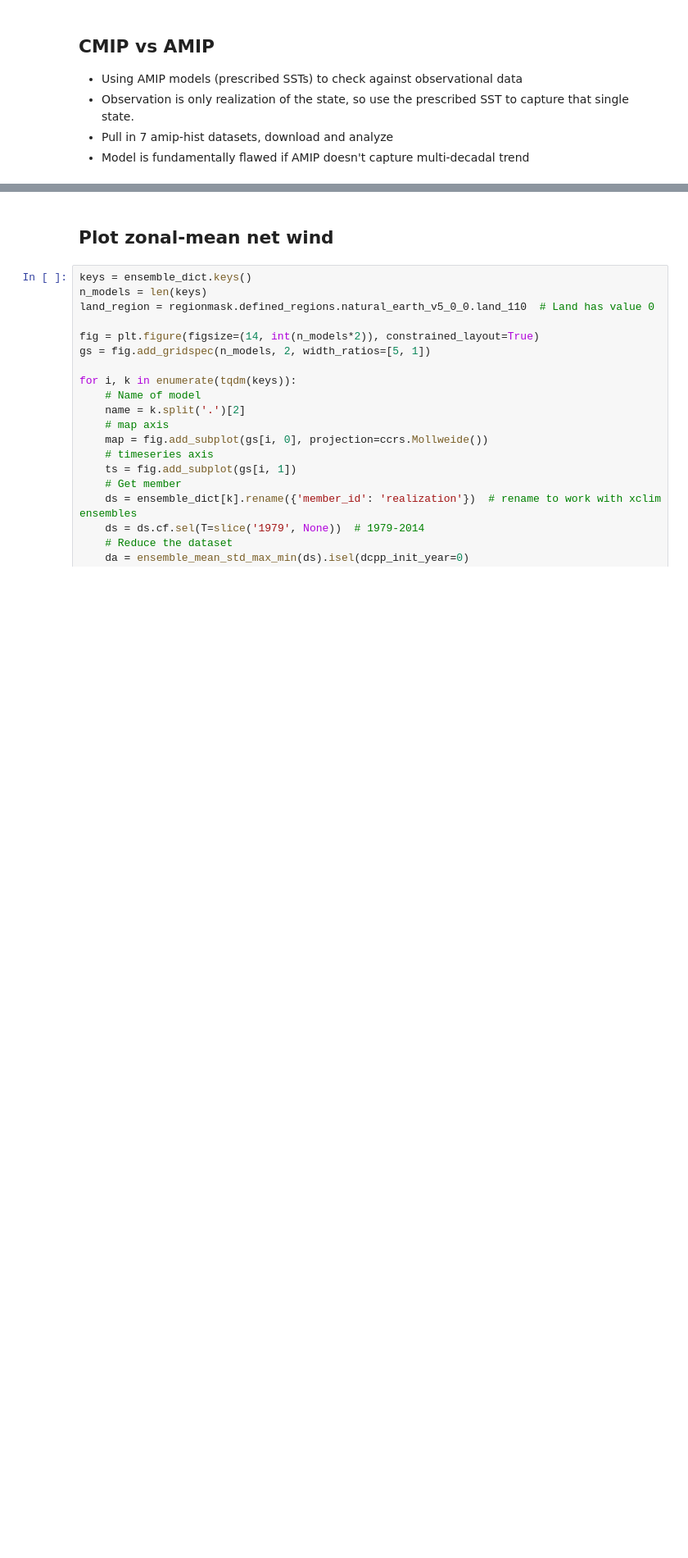
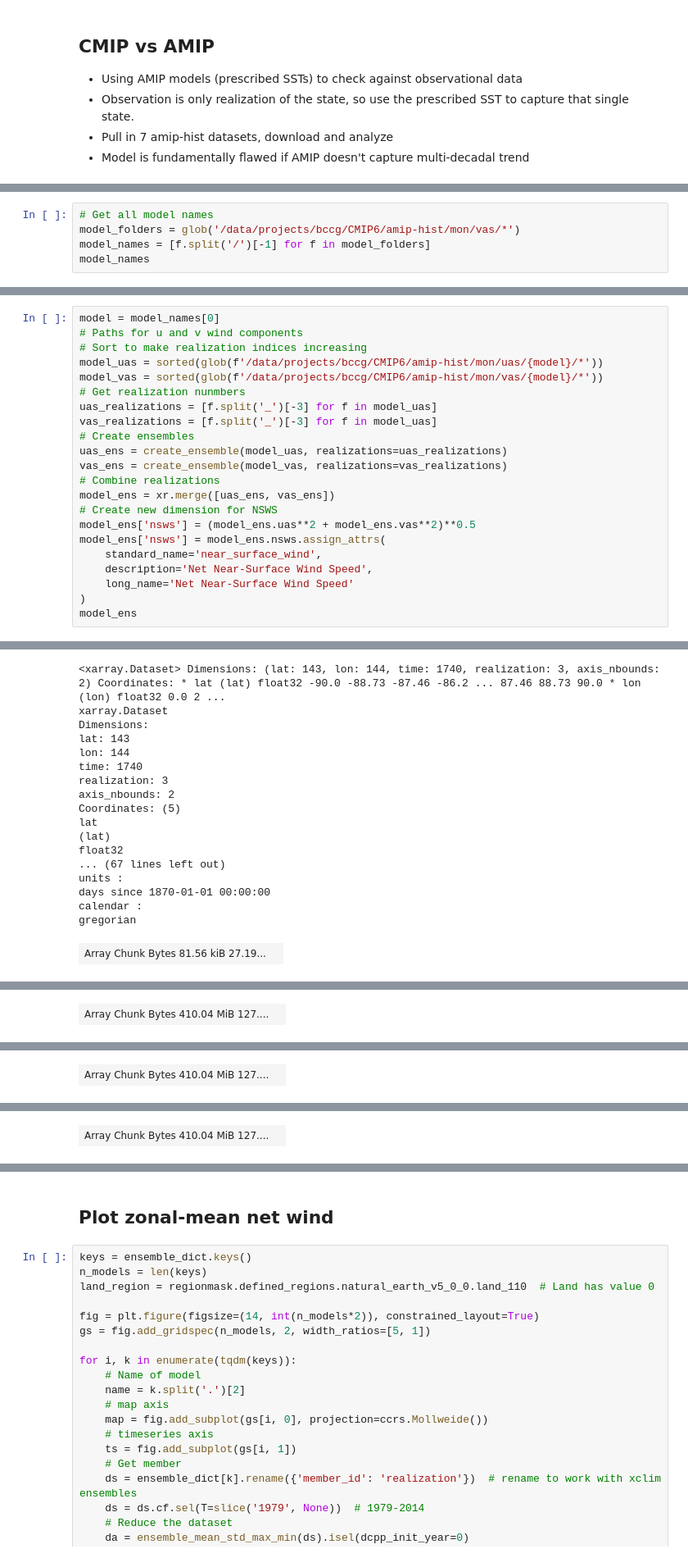
Before and after one commit to ivalencius/winds-of-change, a Jupyter notebook: amip_validation.ipynb, the cells around one changed output, grey strips where cells are left out. Shown at 82% size. Drawn from its saved outputs; the diff is of its cells as text; blank space fills up the shorter version.

Commit message:
starting to create AMIP ensemble

```diff
--- a/amip_validation.ipynb
+++ b/amip_validation.ipynb
@@ -65,0 +68,5 @@ from xclim.ensembles import create_ensemble, ensemble_mean_std_max_min
+# %%
+# Get all model names
+model_folders = glob('/data/projects/bccg/CMIP6/amip-hist/mon/vas/*')
+model_names = [f.split('/')[-1] for f in model_folders]
+model_names
@@ -65,0 +88,23 @@ from xclim.ensembles import create_ensemble, ensemble_mean_std_max_min
+# %%
+model = model_names[0]
+# Paths for u and v wind components
+# Sort to make realization indices increasing
+model_uas = sorted(glob(f'/data/projects/bccg/CMIP6/amip-hist/mon/uas/{model}/*'))
+model_vas = sorted(glob(f'/data/projects/bccg/CMIP6/amip-hist/mon/vas/{model}/*'))
+# Get realization nunmbers
+uas_realizations = [f.split('_')[-3] for f in model_uas]
+vas_realizations = [f.split('_')[-3] for f in model_uas]
+# Create ensembles
+uas_ens = create_ensemble(model_uas, realizations=uas_realizations)
+vas_ens = create_ensemble(model_vas, realizations=vas_realizations)
+# Combine realizations
+model_ens = xr.merge([uas_ens, vas_ens])
+# Create new dimension for NSWS
+model_ens['nsws'] = (model_ens.uas**2 + model_ens.vas**2)**0.5
+model_ens['nsws'] = model_ens.nsws.assign_attrs(
+    standard_name='near_surface_wind',
+    description='Net Near-Surface Wind Speed',
+    long_name='Net Near-Surface Wind Speed'
+)
+model_ens
+# %% [output]
@@ -65,0 +112,18 @@ from xclim.ensembles import create_ensemble, ensemble_mean_std_max_min
+<xarray.Dataset> Dimensions: (lat: 143, lon: 144, time: 1740, realization: 3, axis_nbounds: 2) Coordinates: * lat (lat) float32 -90.0 -88.73 -87.46 -86.2 ... 87.46 88.73 90.0 * lon (lon) float32 0.0 2 ...
+xarray.Dataset
+Dimensions:
+lat: 143
+lon: 144
+time: 1740
+realization: 3
+axis_nbounds: 2
+Coordinates: (5)
+lat
+(lat)
+float32
+... (67 lines left out)
+units :
+days since 1870-01-01 00:00:00
+calendar :
+gregorian
+| Array Chunk Bytes 81.56 kiB 27.19... |  |
@@ -65,0 +147 @@ from xclim.ensembles import create_ensemble, ensemble_mean_std_max_min
+| Array Chunk Bytes 410.04 MiB 127.... |  |
@@ -65,0 +165 @@ from xclim.ensembles import create_ensemble, ensemble_mean_std_max_min
+| Array Chunk Bytes 410.04 MiB 127.... |  |
@@ -65,0 +183 @@ from xclim.ensembles import create_ensemble, ensemble_mean_std_max_min
+| Array Chunk Bytes 410.04 MiB 127.... |  |
```
Also changed, not shown: parts of 5 cells of this notebook.
